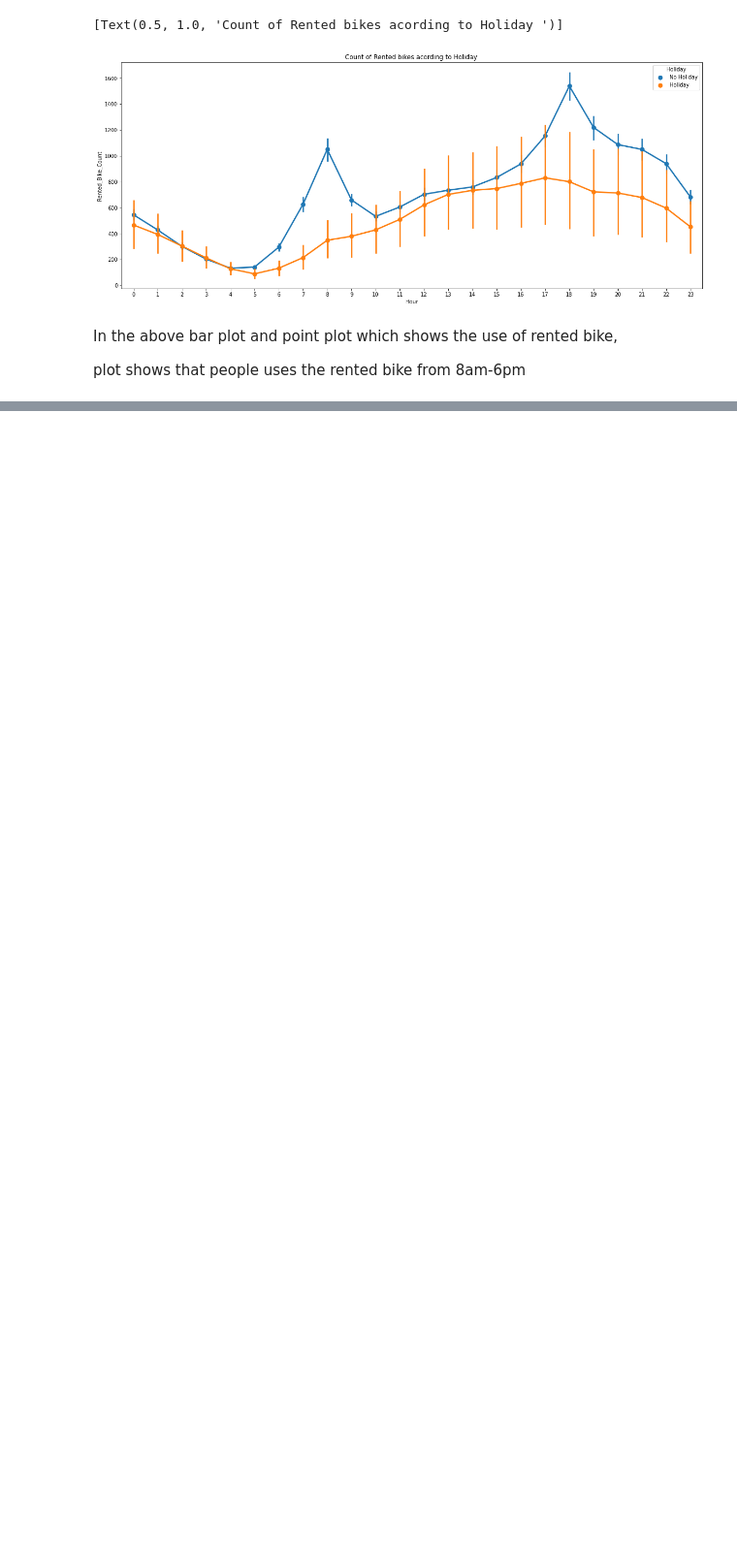
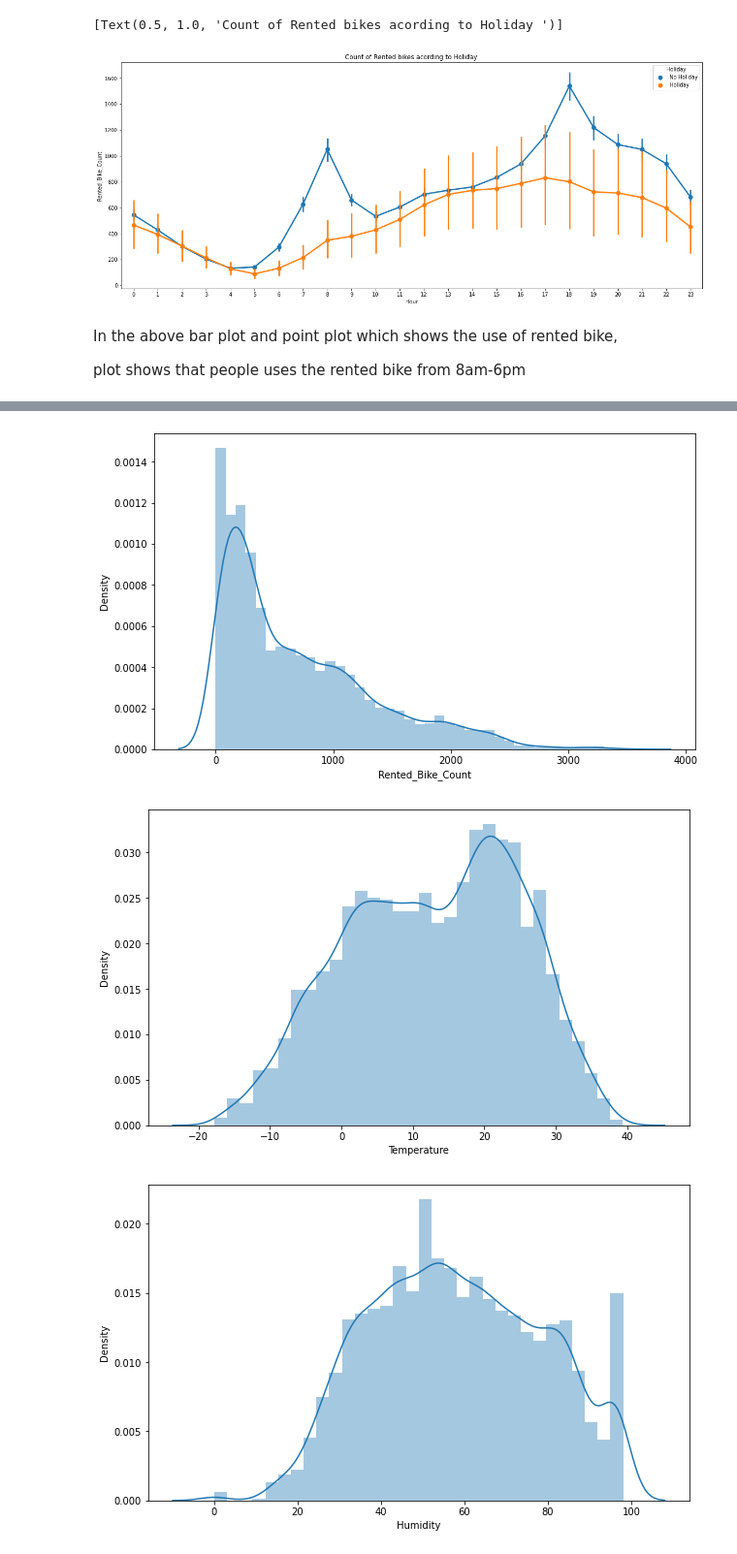
Before and after one commit to SomyaH99/Bike-Sharing-Demand-Prediction-, a Jupyter notebook: bike_sharing_demand_prediction.ipynb, the cells around one changed output, grey strips where cells are left out. Shown: that part at 97% size. Cells and saved outputs as stored; diff of their text form; code cells hidden in the pictures; blank space fills up the shorter version.

```diff
--- a/bike_sharing_demand_prediction.ipynb
+++ b/bike_sharing_demand_prediction.ipynb
@@ -463,0 +466,5 @@ plot shows that people uses the rented bike from 8am-6pm
+# %%
+#assign the numerical coulmn to variavle
+numerical_columns=list(df.select_dtypes(['int64','float64']).columns)
+numerical_features=pd.Index(numerical_columns)
+numerical_features
@@ -463,0 +476,11 @@ plot shows that people uses the rented bike from 8am-6pm
+# %%
+#printing displots to analyze the distribution of all numerical features
+for col in numerical_features:
+  plt.figure(figsize=(10,6))
+  sns.distplot(x= df[col])
+  plt.xlabel(col)
+plt.show()
+# %% [output]
+[figure, added]
+[figure, added]
+[figure, added]
```
Also changed, not shown: parts of 9 cells of this notebook.
